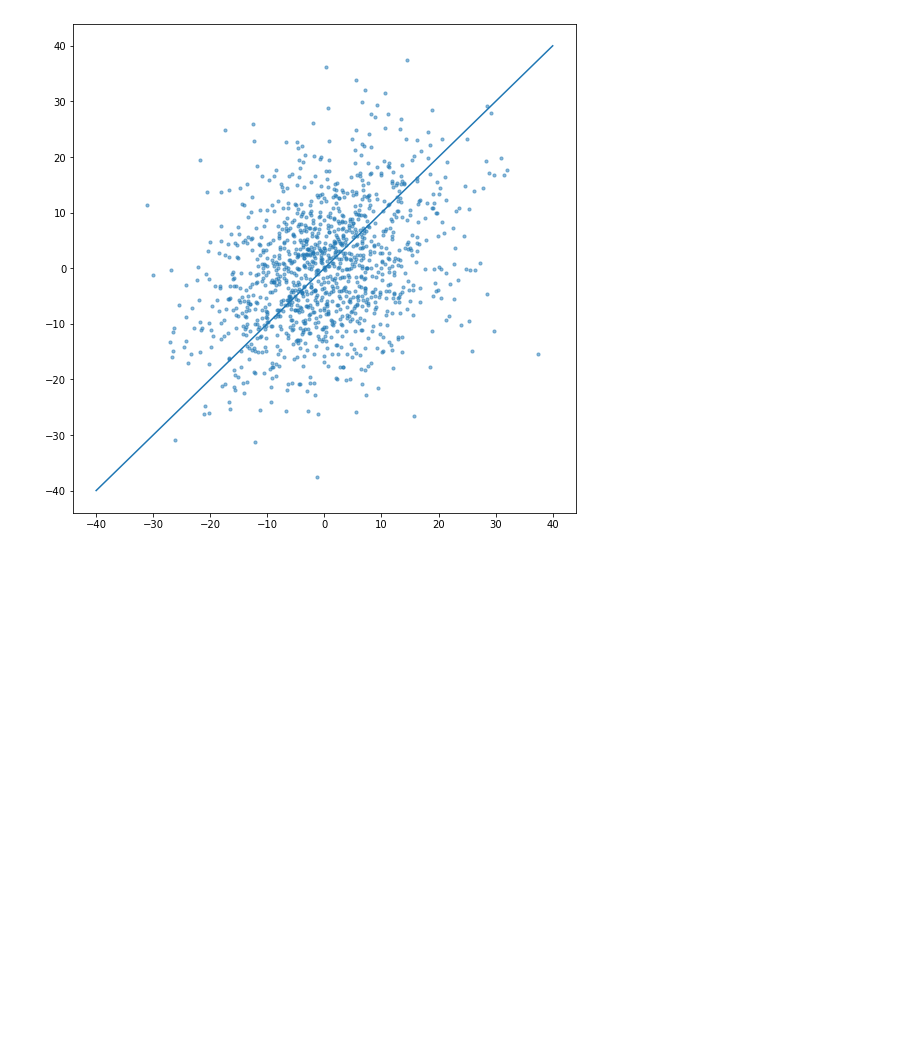
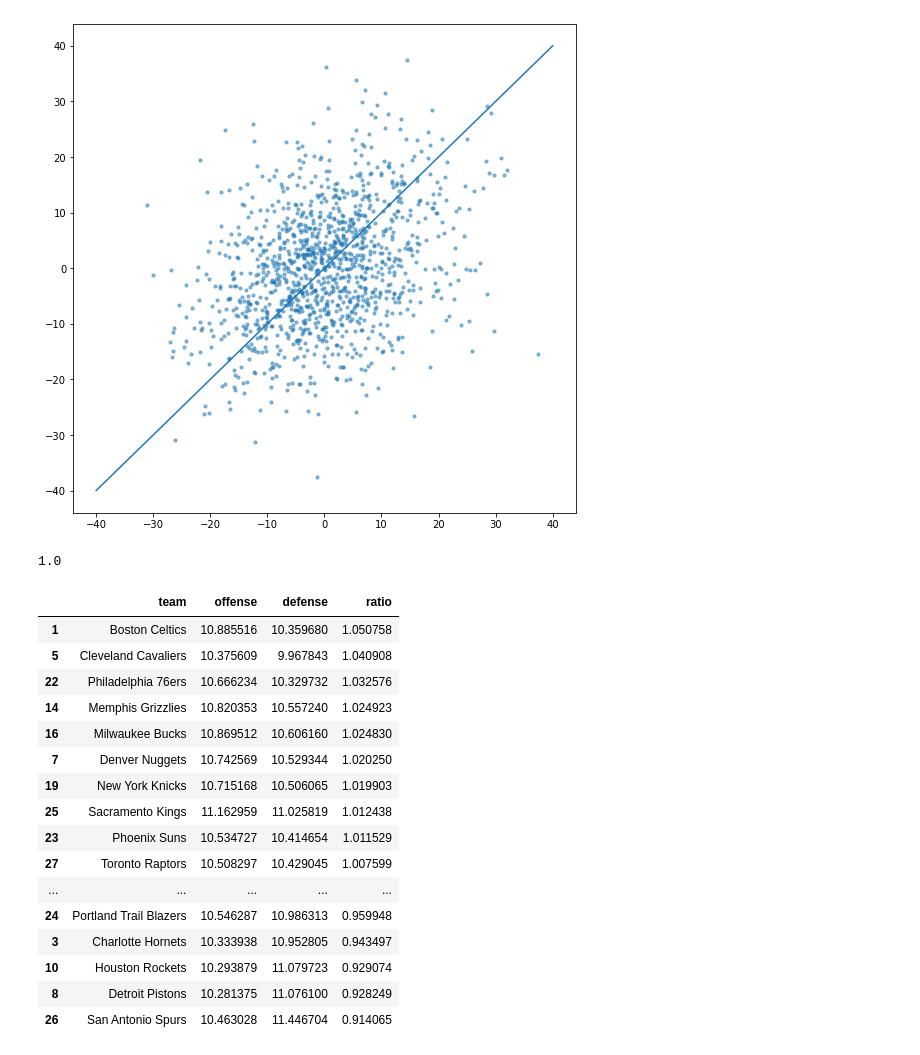
Before and after one commit to daviderics/Basketball-Model, a Jupyter notebook: bball_modeler.ipynb, the cells around one changed output. Saved outputs shown, nothing was run; the diff lists cells and outputs as text; code cells hidden in the pictures; blank space fills up the shorter version.

```diff
--- a/bball_modeler.ipynb
+++ b/bball_modeler.ipynb
@@ -580,0 +755,26 @@ print(np.cov(games['away_score']/(1.0 + games['ot']*5/48)-games_model_a['away_sc
+# %%
+par_dict_w['ratio'] = par_dict_w['offense']/par_dict_w['defense']
+# %%
+h_adv_w
+# %% [output]
+1.0
+# %%
+par_dict_w.sort_values(by='ratio', ascending=False)
+# %% [output]
+|  | team | offense | defense | ratio |
+| 1 | Boston Celtics | 10.885516 | 10.359680 | 1.050758 |
+| 5 | Cleveland Cavaliers | 10.375609 | 9.967843 | 1.040908 |
+| 22 | Philadelphia 76ers | 10.666234 | 10.329732 | 1.032576 |
+| 14 | Memphis Grizzlies | 10.820353 | 10.557240 | 1.024923 |
+| 16 | Milwaukee Bucks | 10.869512 | 10.606160 | 1.024830 |
+| 7 | Denver Nuggets | 10.742569 | 10.529344 | 1.020250 |
+| 19 | New York Knicks | 10.715168 | 10.506065 | 1.019903 |
+| 25 | Sacramento Kings | 11.162959 | 11.025819 | 1.012438 |
+| 23 | Phoenix Suns | 10.534727 | 10.414654 | 1.011529 |
+| 27 | Toronto Raptors | 10.508297 | 10.429045 | 1.007599 |
+| ... | ... | ... | ... | ... |
+| 24 | Portland Trail Blazers | 10.546287 | 10.986313 | 0.959948 |
+| 3 | Charlotte Hornets | 10.333938 | 10.952805 | 0.943497 |
+| 10 | Houston Rockets | 10.293879 | 11.079723 | 0.929074 |
+| 8 | Detroit Pistons | 10.281375 | 11.076100 | 0.928249 |
+| 26 | San Antonio Spurs | 10.463028 | 11.446704 | 0.914065 |
```
Also changed, not shown: parts of 9 cells of this notebook.
